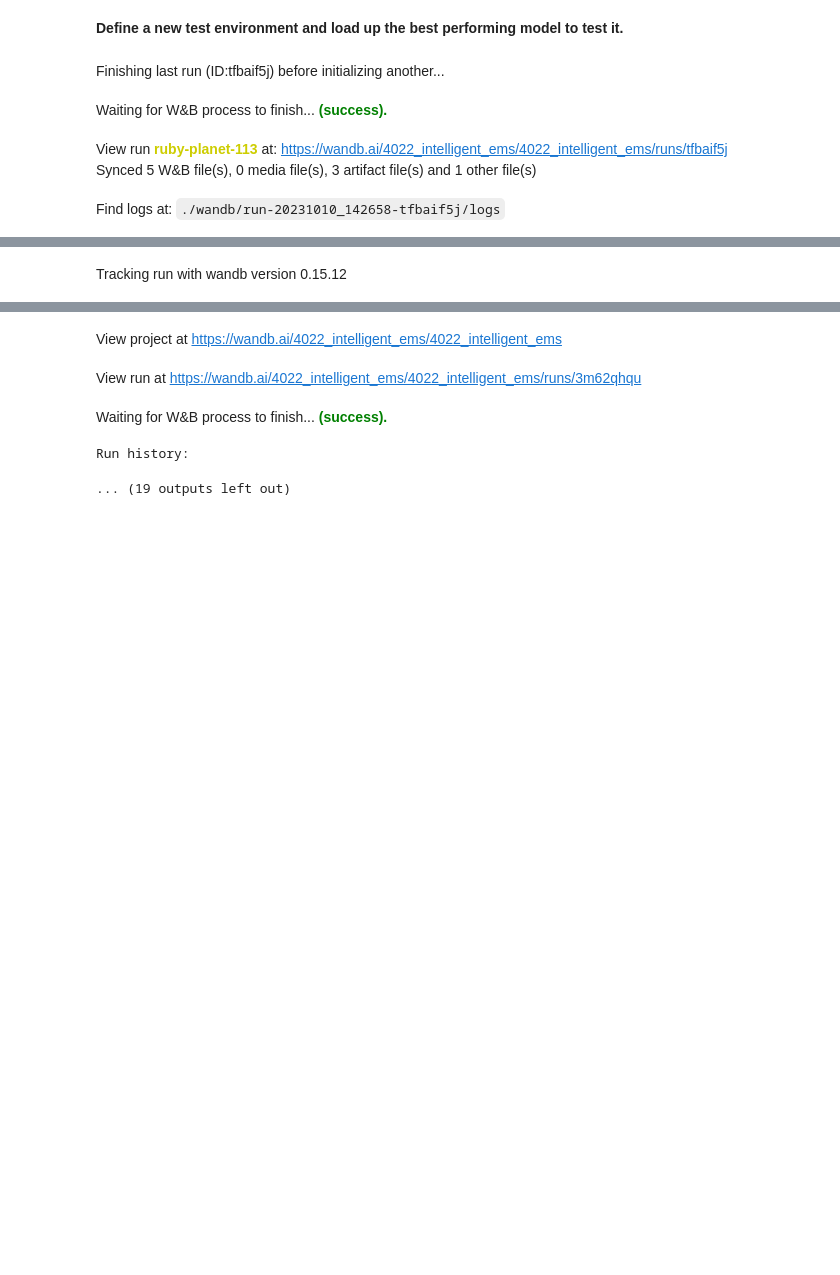
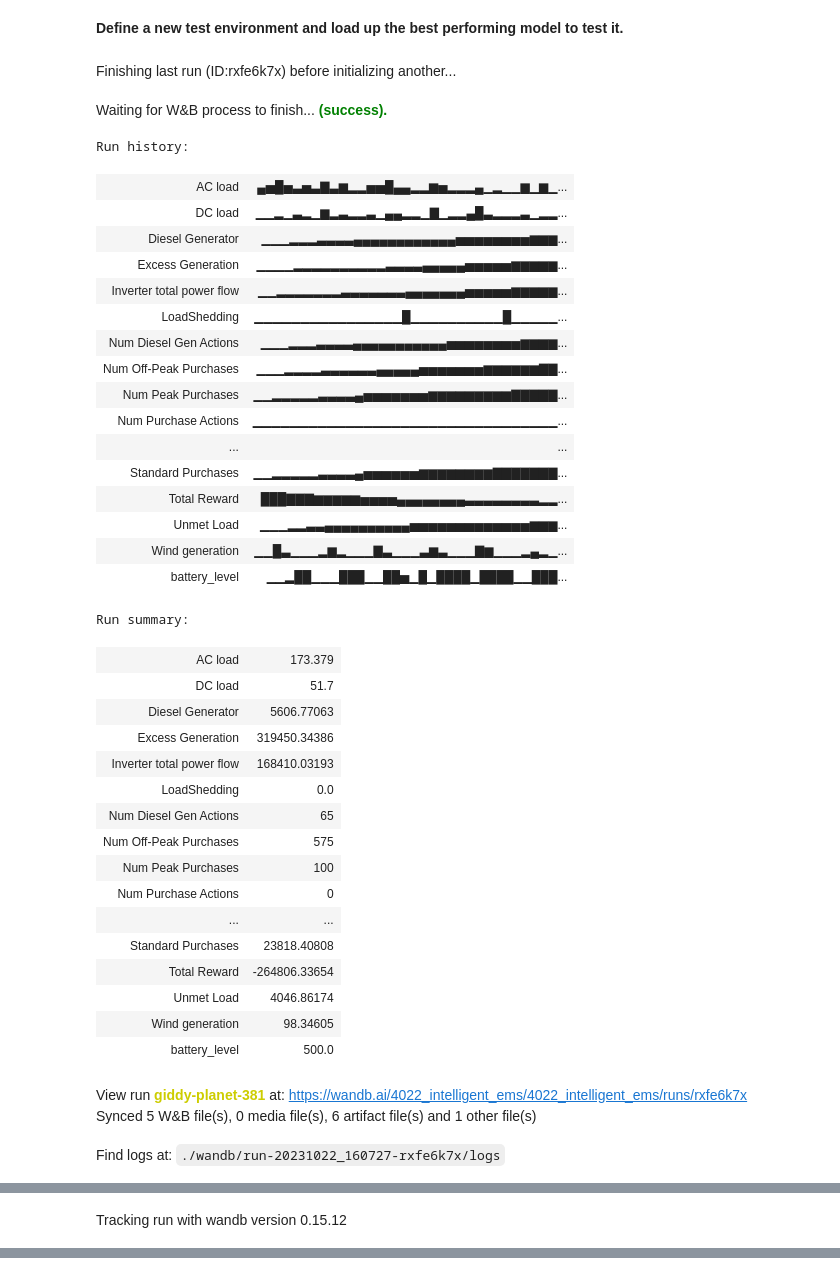
Before and after one commit to Julian-Banks/EEE4022S_BNKJUL001_Thesis, a Jupyter notebook: PythonWorkspace/EMSv1_2.ipynb, the cells around one changed output, grey strips where cells are left out. Cells and saved outputs as stored; diff of their text form; code cells hidden in the pictures; blank space fills up the shorter version.

```diff
--- a/PythonWorkspace/EMSv1_2.ipynb
+++ b/PythonWorkspace/EMSv1_2.ipynb
@@ -972,36 +931,70 @@ eval_env = make_vec_env(EMS, n_envs = n_envs,env_kwargs = eval_args )
 
 #Load model, fetch the latest (or whichever one you want from the model_dir)
 #Best A2C model:/content/drive/MyDrive/Colab Notebooks/EMSv1_1/models/A2C/EMSv1_1_A2C1010-081818.zip
-best_model = "/content/drive/MyDrive/Colab Notebooks/EMSv1_1/models/A2C/EMSv1_1_A2C1010-081818.zip"
+best_model = "/content/drive/MyDrive/Colab Notebooks/EMSv1_2/models/PPO/EMSv1_2_PPO1022-160711.zip"
 #best_model = "/content/drive/MyDrive/Colab Notebooks/EMSv1_1/models/DQN/EMSv1_1_DQN1010-082002.zip"
 #best_PPO_model
 model_load = f"{best_model}"
 
-#model  = A2C.load(model_load, env = eval_env)
+model  = PPO.load(model_load, env = eval_env)
 
 run = wandb.init(
     project="4022_intelligent_ems",
     config=config,
     sync_tensorboard=True,  # auto-upload sb3's tensorboard metrics
     monitor_gym=True,  # auto-upload the videos of agents playing the game
     save_code=True,  # optional
 )
 obs   = eval_env.reset()
 EMS_reward,EMS_std_reward = evaluate_policy(model,eval_env,n_eval_episodes = 1,deterministic=True)# callback = wandb_callback
 run.finish()
 
 print(f"Note: The term does not refer to the cost in rands but rather to the reward as defined by the reward function!")
 print(f"Done the Standby Test! Total cost accumulated is: {avg_standby_score}")
 print(f"Done applying the trained model! Total cost accumulated is: {EMS_reward} +- {EMS_std_reward}")
 
 savings = EMS_reward - avg_standby_score
 print(f"The amount that was saved by applying the EMS agent: {savings}")
 print(f"This was saved over a period of {2760/24} days")
 print(f"The savings represents {(savings/(-avg_standby_score))*100} % of the cost if no EMS is installed")
 print(f"And it represents {(savings/(-EMS_reward))*100} % of the cost if the EMS is installed")
 # %% [output]
-Finishing last run (ID:tfbaif5j) before initializing another...
+Finishing last run (ID:rxfe6k7x) before initializing another...
 Waiting for W&B process to finish... (success).
+Run history:
+| AC load | ▄▅█▅▃▅▃▇▃▆▂▂▅▅█▄▄▂▂▆▅▂▂▂▄▁▂▁▁▆▁▆▁... |
+| DC load | ▁▁▂▁▃▂▁▆▂▃▂▂▃▁▄▄▂▂▁▇▁▂▂▄█▃▂▂▂▃▁▂▂... |
+| Diesel Generator | ▁▁▁▂▂▂▃▃▃▃▄▄▄▄▄▄▄▄▄▄▄▄▅▅▅▅▅▅▅▅▆▆▆... |
+| Excess Generation | ▁▁▁▁▂▂▂▂▂▂▂▂▂▂▃▃▃▃▄▄▄▄▄▅▅▅▅▅▆▆▆▆▆... |
+| Inverter total power flow | ▁▁▂▂▂▂▂▂▂▃▃▃▃▃▃▃▄▄▄▄▄▄▄▅▅▅▅▅▆▆▆▆▆... |
+| LoadShedding | ▁▁▁▁▁▁▁▁▁▁▁▁▁▁▁▁█▁▁▁▁▁▁▁▁▁▁█▁▁▁▁▁... |
+| Num Diesel Gen Actions | ▁▁▁▂▂▂▃▃▃▃▄▄▄▄▄▄▄▄▄▄▄▅▅▅▅▅▅▅▅▆▆▆▆... |
+| Num Off-Peak Purchases | ▁▁▁▂▂▂▂▃▃▃▃▃▃▄▄▄▄▄▅▅▅▅▅▅▅▆▆▆▆▆▆▇▇... |
+| Num Peak Purchases | ▁▁▂▂▂▂▂▃▃▃▃▄▅▅▅▅▅▅▅▆▆▆▆▆▆▆▆▆▇▇▇▇▇... |
+| Num Purchase Actions | ▁▁▁▁▁▁▁▁▁▁▁▁▁▁▁▁▁▁▁▁▁▁▁▁▁▁▁▁▁▁▁▁▁... |
+| ... | ... |
+| Standard Purchases | ▁▁▂▂▂▂▂▃▃▃▃▄▅▅▅▅▅▅▆▆▆▆▆▆▆▆▇▇▇▇▇▇▇... |
+| Total Reward | ███▇▇▇▆▆▆▆▆▅▅▅▅▄▄▄▄▄▄▄▄▃▃▃▃▃▃▃▃▂▂... |
+| Unmet Load | ▁▁▁▂▂▃▃▄▄▄▄▄▄▄▄▄▄▅▅▅▅▅▅▅▅▅▅▅▅▅▆▆▆... |
+| Wind generation | ▁▁█▃▁▁▁▂▆▂▁▁▁▇▃▁▁▁▃▆▃▁▁▁▇▆▁▁▁▂▄▂▁... |
+| battery_level | ▁▁▂██▁▁▁███▁▁██▅▁█▁████▁████▁▁███... |
+Run summary:
+| AC load | 173.379 |
+| DC load | 51.7 |
+| Diesel Generator | 5606.77063 |
+| Excess Generation | 319450.34386 |
+| Inverter total power flow | 168410.03193 |
+| LoadShedding | 0.0 |
+| Num Diesel Gen Actions | 65 |
+| Num Off-Peak Purchases | 575 |
+| Num Peak Purchases | 100 |
+| Num Purchase Actions | 0 |
+| ... | ... |
+| Standard Purchases | 23818.40808 |
+| Total Reward | -264806.33654 |
+| Unmet Load | 4046.86174 |
+| Wind generation | 98.34605 |
+| battery_level | 500.0 |
-View run ruby-planet-113 at: https://wandb.ai/4022_intelligent_ems/4022_intelligent_ems/runs/tfbaif5j
-Synced 5 W&B file(s), 0 media file(s), 3 artifact file(s) and 1 other file(s)
+View run giddy-planet-381 at: https://wandb.ai/4022_intelligent_ems/4022_intelligent_ems/runs/rxfe6k7x
+Synced 5 W&B file(s), 0 media file(s), 6 artifact file(s) and 1 other file(s)
-Find logs at: ./wandb/run-20231010_142658-tfbaif5j/logs
+Find logs at: ./wandb/run-20231022_160727-rxfe6k7x/logs
@@ -1012,5 +1004,0 @@ Syncing run warm-dawn-114 to Weights & Biases (docs)
-View project at https://wandb.ai/4022_intelligent_ems/4022_intelligent_ems
-View run at https://wandb.ai/4022_intelligent_ems/4022_intelligent_ems/runs/3m62qhqu
-Waiting for W&B process to finish... (success).
-Run history:
-... (19 outputs left out)
```
Also changed, not shown: parts of 4 cells of this notebook.
